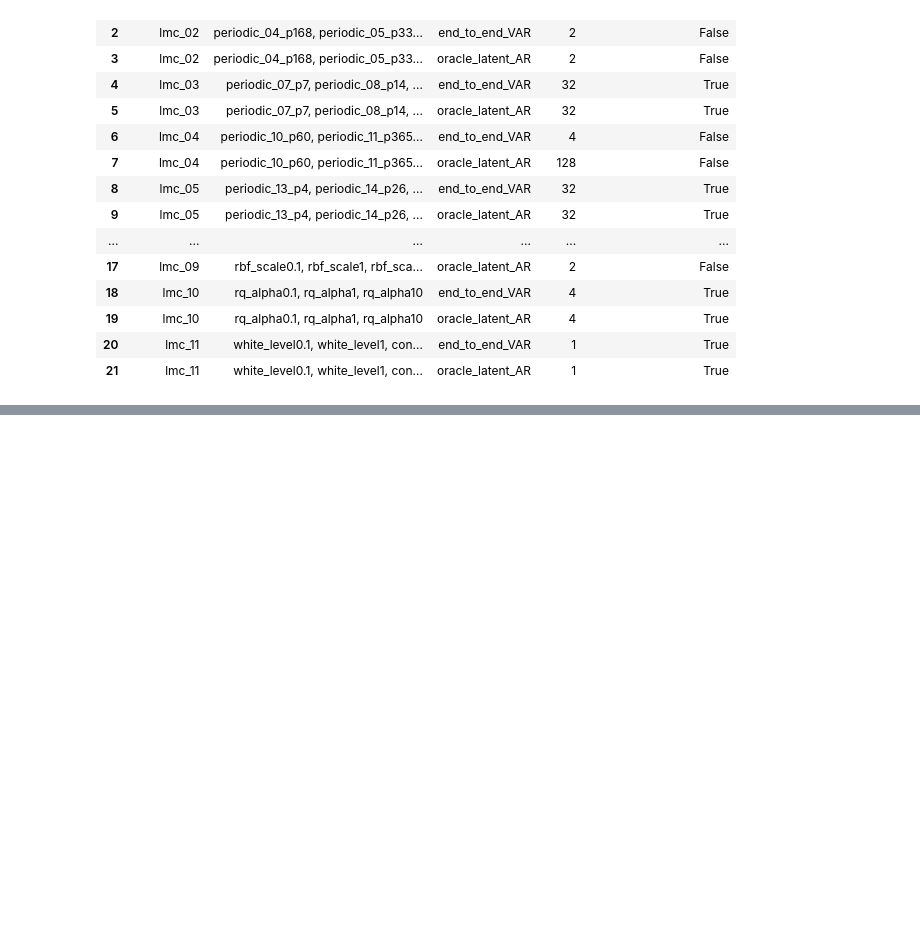
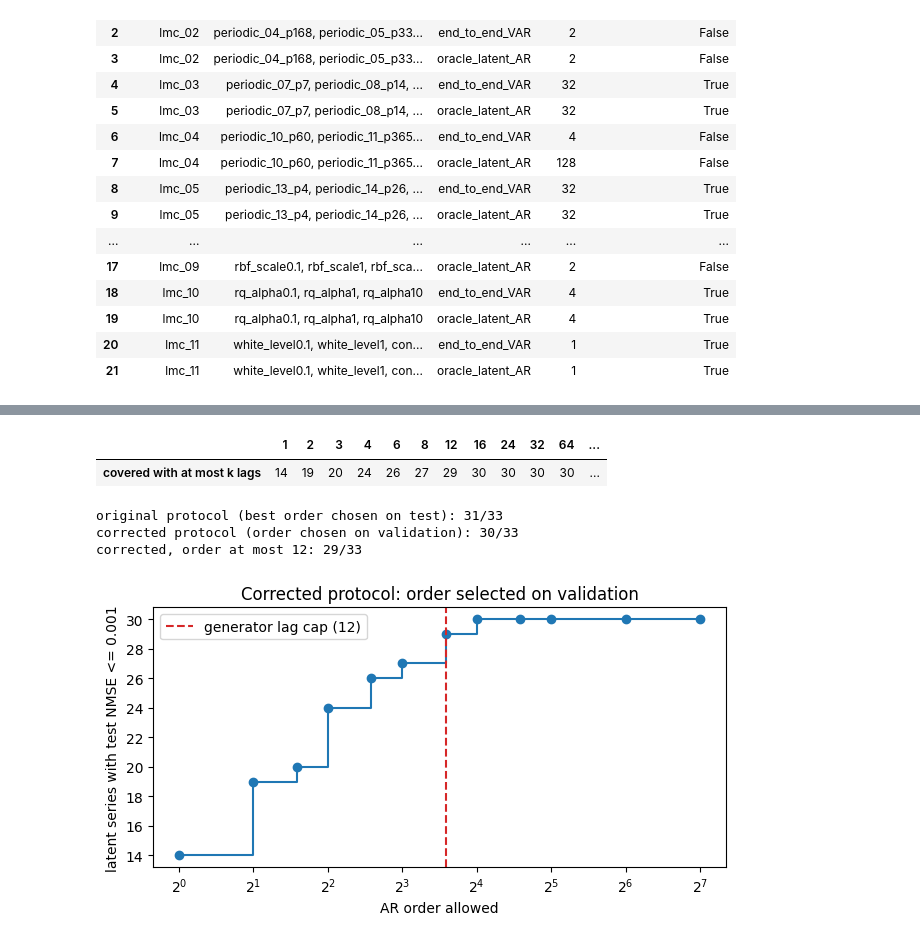
Before and after one commit to MateusWiteck/tsfmxai, a Jupyter notebook: experiments/autoregressive_process_coverage/AR/02_timepfn_lmc_ar_var_coverage.ipynb, the cells around one changed output, grey strips where cells are left out. Drawn from its saved outputs; the diff is of its cells as text; code cells hidden in the pictures; blank space fills up the shorter version.

```diff
--- a/experiments/autoregressive_process_coverage/AR/02_timepfn_lmc_ar_var_coverage.ipynb
+++ b/experiments/autoregressive_process_coverage/AR/02_timepfn_lmc_ar_var_coverage.ipynb
@@ -403,0 +414,66 @@ WELL COVERED (16/22 mechanism/model pairs):
+# %%
+ORDERS_FINE = [1, 2, 3, 4, 6, 8, 12, 16, 24, 32, 64, 128]
+N_VALIDATION = 16
+NMSE_LIMIT = 1e-3
+GENERATOR_LAG_CAP = 12
+
+def split_nmse(fit, series):
+    _, target = lagged_design(series, len(fit.coefficients))
+    return float(np.mean((target - ar_predictions(fit, series))**2) / (np.var(target) + 1e-12))
+
+corrected_rows = []
+for mechanism_index, mechanism in enumerate(LMC_MECHANISMS):
+    local_rng = np.random.default_rng(GLOBAL_SEED + 200_000 + mechanism_index)
+    draw = lambda count: np.stack([draw_from_factor(latent_factors[i], count, local_rng)
+                                   for i in mechanism["latent_indices"]], axis=1)
+    raw_train, raw_test, raw_validation = draw(N_TRAIN), draw(N_TEST), draw(N_VALIDATION)  # validation drawn last
+    means = raw_train.mean(axis=(0, 2)); scales = raw_train.std(axis=(0, 2)) + 1e-12
+    norm = lambda x: (x - means[None, :, None]) / scales[None, :, None]
+    train, test, validation = norm(raw_train), norm(raw_test), norm(raw_validation)
+    for latent in range(3):
+        for order in ORDERS_FINE:
+            fit = fit_ar(train[:, latent, :], order)
+            corrected_rows.append({"function": f"{mechanism['id']}/latent{latent + 1}",
+                                   "latent_id": mechanism["latent_ids"][latent], "order": order,
+                                   "validation_nmse": split_nmse(fit, validation[:, latent, :]),
+                                   "test_nmse": split_nmse(fit, test[:, latent, :])})
+corrected = pd.DataFrame(corrected_rows)
+
+def select_order(frame):
+    ordered = frame.sort_values("order")
+    passing = ordered[ordered.validation_nmse <= NMSE_LIMIT]
+    return passing.iloc[0] if len(passing) else ordered.sort_values(["validation_nmse", "order"]).iloc[0]
+
+chosen = pd.DataFrame([select_order(frame) for _, frame in corrected.groupby("function", sort=False)]).reset_index(drop=True)
+chosen["passes_test"] = chosen.test_nmse <= NMSE_LIMIT
+best_on_test = corrected.groupby("function", sort=False).test_nmse.min()
+smallest_test_pass = corrected[corrected.test_nmse <= NMSE_LIMIT].groupby("function").order.min()
+
+coverage_by_order = {int(k): int(((chosen.order <= k) & chosen.passes_test).sum()) for k in ORDERS_FINE}
+corrected_summary = {
+    "nmse_limit": NMSE_LIMIT, "orders": ORDERS_FINE, "validation_trajectories": N_VALIDATION,
+    "latent_series": int(len(chosen)),
+    "original_protocol_best_of_grid_on_test": int((best_on_test <= NMSE_LIMIT).sum()),
+    "validation_selected_pass_on_test": int(chosen.passes_test.sum()),
+    "covered_with_at_most_k_lags_validation_selected": coverage_by_order,
+    "covered_within_generator_lag_cap": coverage_by_order[GENERATOR_LAG_CAP],
+    "smallest_order_passing_on_test": {str(k): int(v) for k, v in smallest_test_pass.value_counts().sort_index().items()},
+    "never_pass_on_test": [f for f in best_on_test.index if best_on_test[f] > NMSE_LIMIT],
+}
+display(pd.DataFrame({"covered with at most k lags": coverage_by_order}).T)
+print(f"original protocol (best order chosen on test): {corrected_summary['original_protocol_best_of_grid_on_test']}/{len(chosen)}")
+print(f"corrected protocol (order chosen on validation): {corrected_summary['validation_selected_pass_on_test']}/{len(chosen)}")
+print(f"corrected, order at most {GENERATOR_LAG_CAP}: {corrected_summary['covered_within_generator_lag_cap']}/{len(chosen)}")
+fig, ax = plt.subplots(figsize=(6.5, 3.6))
+ax.step(list(coverage_by_order), list(coverage_by_order.values()), where="post", marker="o")
+ax.axvline(GENERATOR_LAG_CAP, color="tab:red", linestyle="--", label="generator lag cap (12)")
+ax.set_xscale("log", base=2); ax.set_xlabel("AR order allowed"); ax.set_ylabel(f"latent series with test NMSE <= {NMSE_LIMIT:g}")
+ax.set_title("Corrected protocol: order selected on validation"); ax.legend(); fig.tight_layout(); plt.show()
+display(chosen[["function", "latent_id", "order", "validation_nmse", "test_nmse", "passes_test"]].round(6))
+# %% [output]
+|  | 1 | 2 | 3 | 4 | 6 | 8 | 12 | 16 | 24 | 32 | 64 | ... |
+| covered with at most k lags | 14 | 19 | 20 | 24 | 26 | 27 | 29 | 30 | 30 | 30 | 30 | ... |
+original protocol (best order chosen on test): 31/33
+corrected protocol (order chosen on validation): 30/33
+corrected, order at most 12: 29/33
+[figure, added]
```
Also changed, not shown: parts of 3 cells of this notebook, 1 other file.
